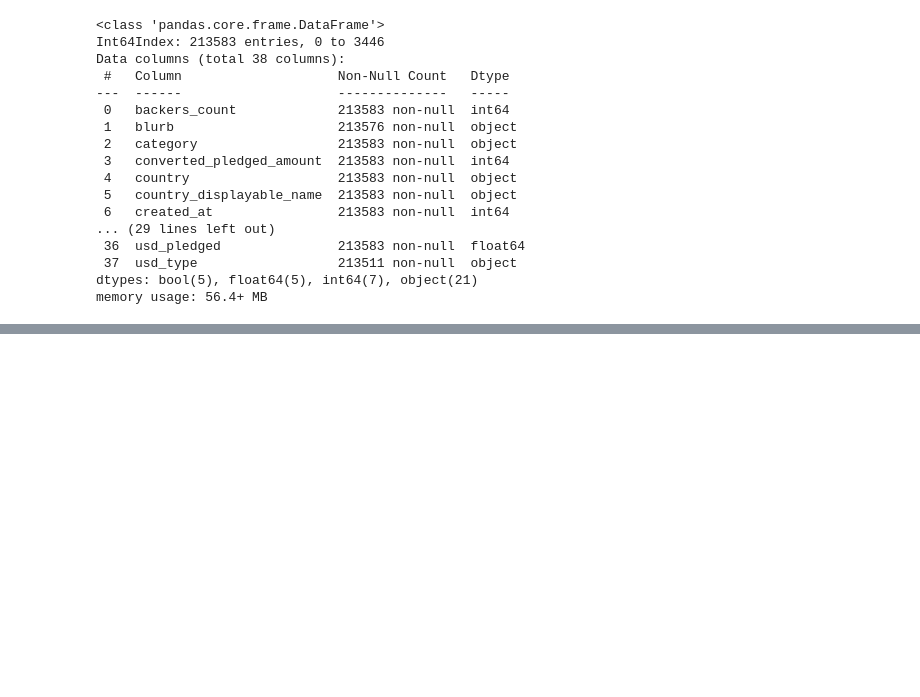
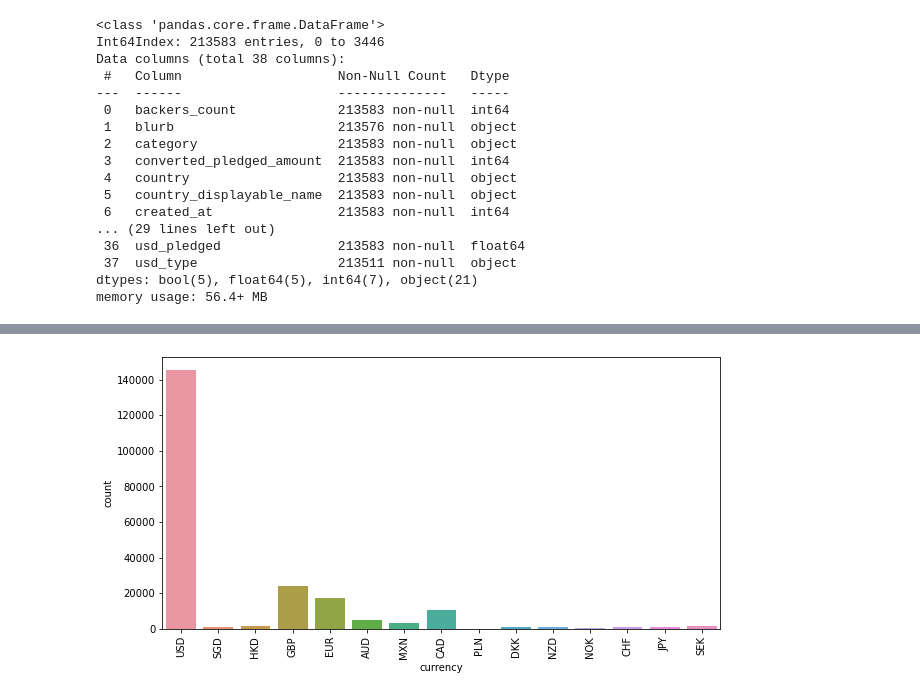
Before and after one commit to mostafa-K-raihan/Kickstarter-Status-Predictor, a Jupyter notebook: Kickstarter_Project_Predictor.ipynb, the cells around one changed output, grey strips where cells are left out. Cells and saved outputs as stored; diff of their text form; code cells hidden in the pictures; blank space fills up the shorter version.

```diff
--- a/Kickstarter_Project_Predictor.ipynb
+++ b/Kickstarter_Project_Predictor.ipynb
@@ -54,0 +160,4 @@ Name: state, dtype: int64
+# %%
+# now we can drop category object column
+df.drop(columns=['category'], inplace=True)
+df.head()
@@ -54,0 +171,8 @@ Name: state, dtype: int64
+# %%
+# plot the category_name to get an idea of the distribution
+plt.figure(figsize=(10,5))
+s = sns.countplot(x=df['currency'])
+s.set_xticklabels(s.get_xticklabels(), rotation=90)
+plt.show()
+# %% [output]
+[figure, added]
```
Also changed, not shown: parts of 25 cells of this notebook.
